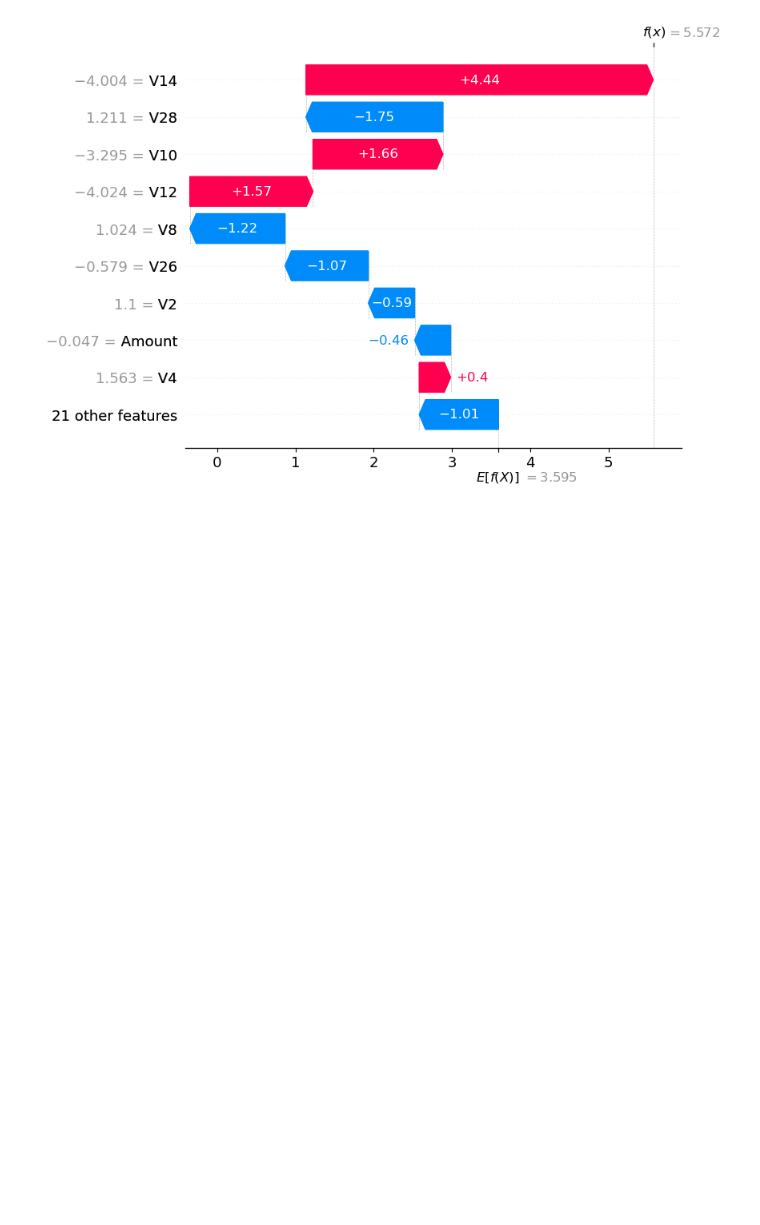
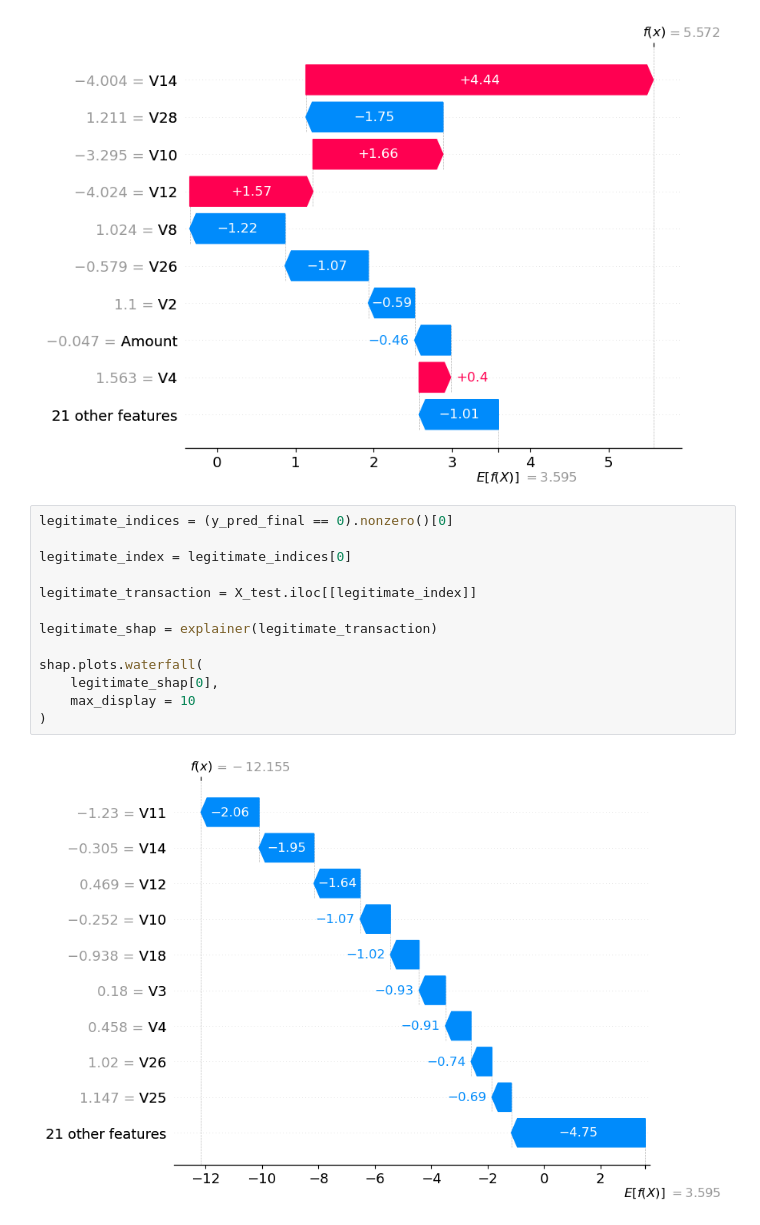
Before and after one commit to HNK69/creditCardFraud, a Jupyter notebook: notebooks/04_model_training.ipynb, the cells around one changed output. Saved outputs shown, nothing was run; the diff lists cells and outputs as text; blank space fills up the shorter version.

```diff
--- a/notebooks/04_model_training.ipynb
+++ b/notebooks/04_model_training.ipynb
@@ -820,3 +820,18 @@ shap.plots.waterfall(
 )
 # %% [output]
 [figure]
+# %%
+legitimate_indices = (y_pred_final == 0).nonzero()[0]
+
+legitimate_index = legitimate_indices[0]
+
+legitimate_transaction = X_test.iloc[[legitimate_index]]
+
+legitimate_shap = explainer(legitimate_transaction)
+
+shap.plots.waterfall(
+    legitimate_shap[0],
+    max_display = 10
+)
+# %% [output]
+[figure, added]
```
